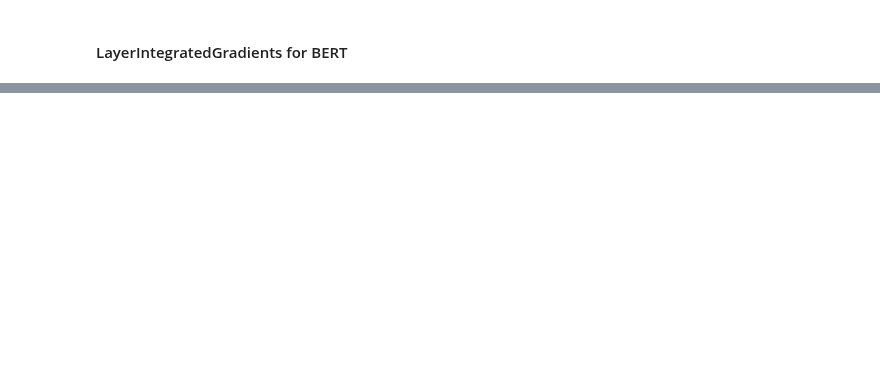
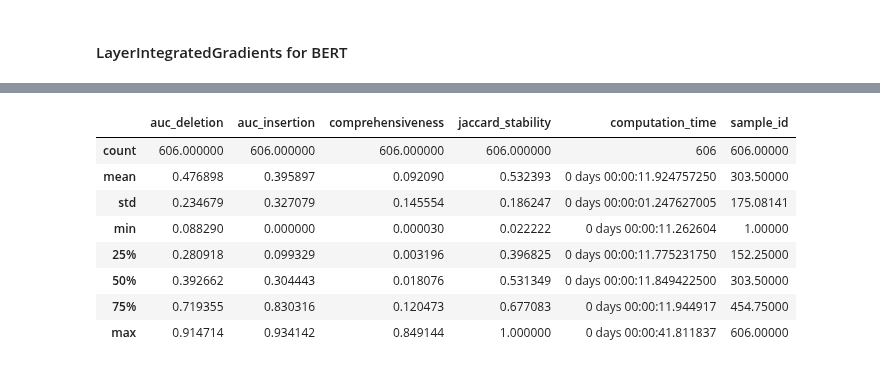
Before and after one commit to RationalEar/spam-detection, a Jupyter notebook: explainability/BERT_Explain_2.ipynb, the cells around one changed output, grey strips where cells are left out. Cells and saved outputs as stored; diff of their text form; code cells hidden in the pictures; blank space fills up the shorter version.

```diff
--- a/explainability/BERT_Explain_2.ipynb
+++ b/explainability/BERT_Explain_2.ipynb
@@ -38,4 +53,4 @@ DATA_PATH
 train_df = pd.read_pickle(DATA_PATH + '/data/processed/train.pkl')
 test_df = pd.read_pickle(DATA_PATH + '/data/processed/test.pkl')
 device = torch.device('cuda' if torch.cuda.is_available() else 'cpu')
-device = 'cpu'
+device
@@ -187,3 +199,15 @@ metrics_df
+# %%
+metrics_df.describe()
+# %% [output]
+|  | auc_deletion | auc_insertion | comprehensiveness | jaccard_stability | computation_time | sample_id |
+| count | 606.000000 | 606.000000 | 606.000000 | 606.000000 | 606 | 606.00000 |
+| mean | 0.476898 | 0.395897 | 0.092090 | 0.532393 | 0 days 00:00:11.924757250 | 303.50000 |
+| std | 0.234679 | 0.327079 | 0.145554 | 0.186247 | 0 days 00:00:01.247627005 | 175.08141 |
+| min | 0.088290 | 0.000000 | 0.000030 | 0.022222 | 0 days 00:00:11.262604 | 1.00000 |
+| 25% | 0.280918 | 0.099329 | 0.003196 | 0.396825 | 0 days 00:00:11.775231750 | 152.25000 |
+| 50% | 0.392662 | 0.304443 | 0.018076 | 0.531349 | 0 days 00:00:11.849422500 | 303.50000 |
+| 75% | 0.719355 | 0.830316 | 0.120473 | 0.677083 | 0 days 00:00:11.944917 | 454.75000 |
+| max | 0.914714 | 0.934142 | 0.849144 | 1.000000 | 0 days 00:00:41.811837 | 606.00000 |
 # %%
 # Compute explanation quality metrics using Attention Heads
 print("Computing explanation quality metrics using Attention Heads...")
```
Also changed, not shown: parts of 16 cells of this notebook, 3 other files.
